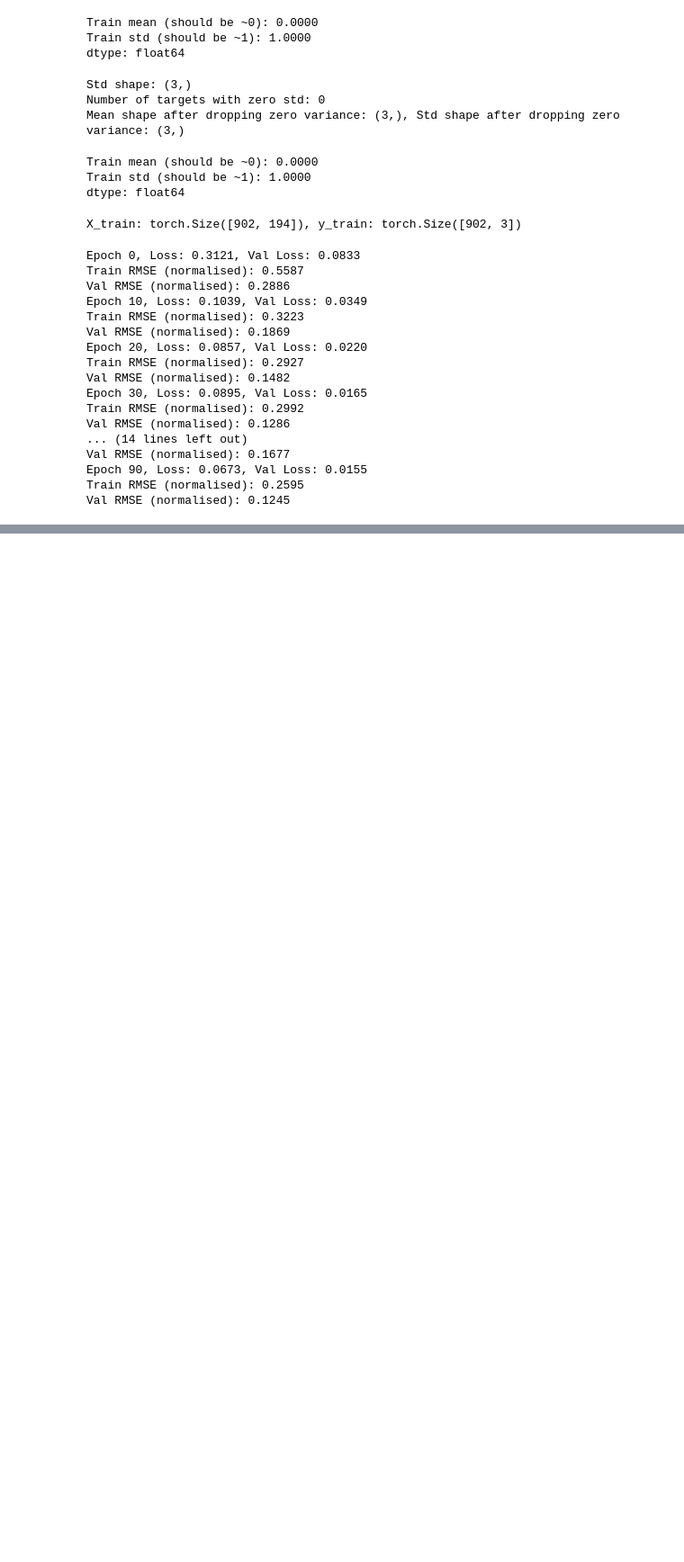
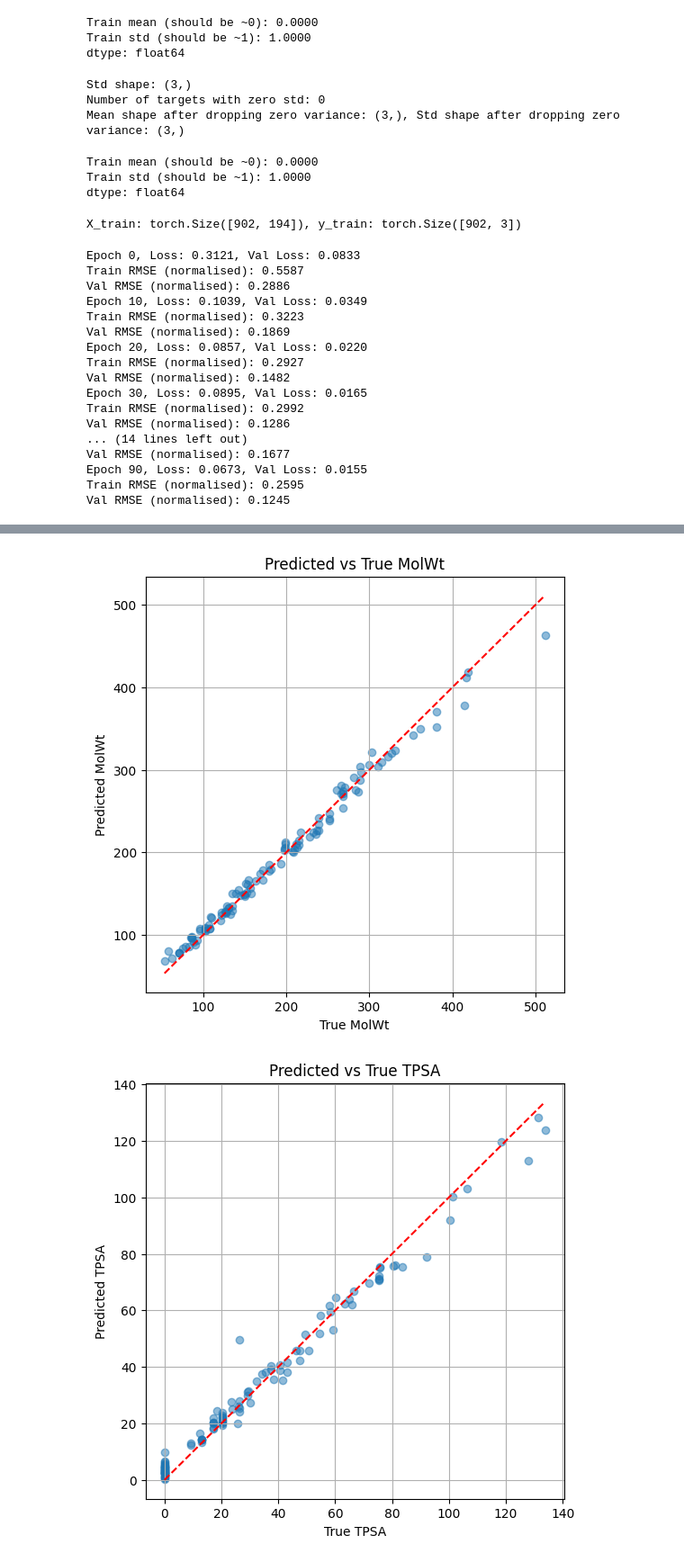
Before and after one commit to sdr0598/ml-drug-discovery, a Jupyter notebook: Week_2/B2_multi_output_predictor.ipynb, the cells around one changed output, grey strips where cells are left out. Shown at 90% size. Cells and saved outputs as stored; diff of their text form; code cells hidden in the pictures; blank space fills up the shorter version.

Commit message:
Added Scatter Plot of Predicted vs True Values

```diff
--- a/Week_2/B2_multi_output_predictor.ipynb
+++ b/Week_2/B2_multi_output_predictor.ipynb
@@ -391,0 +397,20 @@ for i, prop in enumerate(['MolWt', 'TPSA', 'MolLogP']):
+# %%
+'''
+Scatter plots of predicted vs true values for each property
+'''
+import matplotlib.pyplot as plt
+properties = ['MolWt', 'TPSA', 'MolLogP']
+for i, prop in enumerate(properties):
+    plt.figure(figsize=(6, 6))
+    plt.scatter(targets_denorm[:, i].numpy(), preds_denorm[:, i].numpy(), alpha=0.5)
+    plt.plot([targets_denorm[:, i].min(), targets_denorm[:, i].max()],
+             [targets_denorm[:, i].min(), targets_denorm[:, i].max()],
+             'r--')  # Line y=x for reference
+    plt.xlabel(f'True {prop}')
+    plt.ylabel(f'Predicted {prop}')
+    plt.title(f'Predicted vs True {prop}')
+    plt.grid()
+    plt.show()
+# %% [output]
+[figure, added]
+[figure, added]
```
Also changed, not shown: parts of 2 cells of this notebook.
